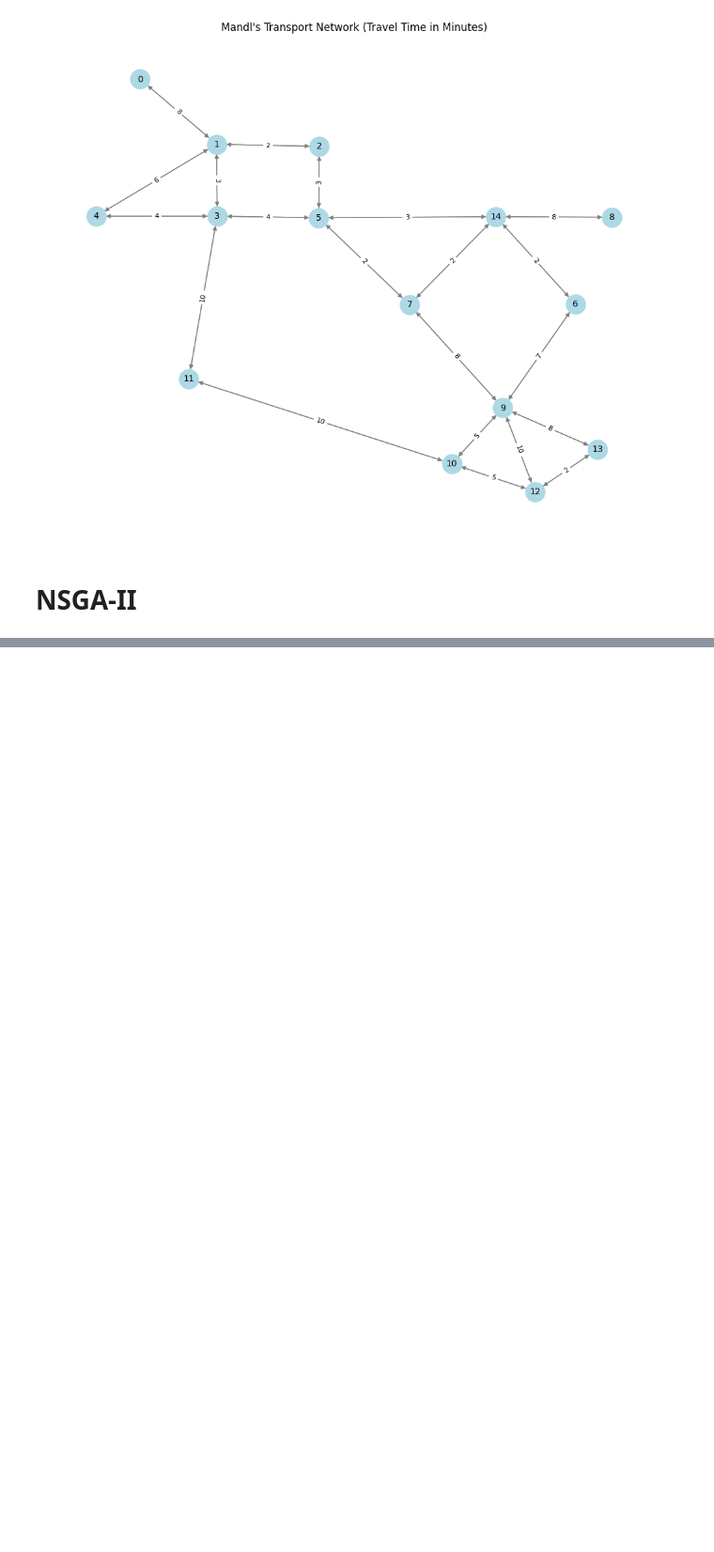
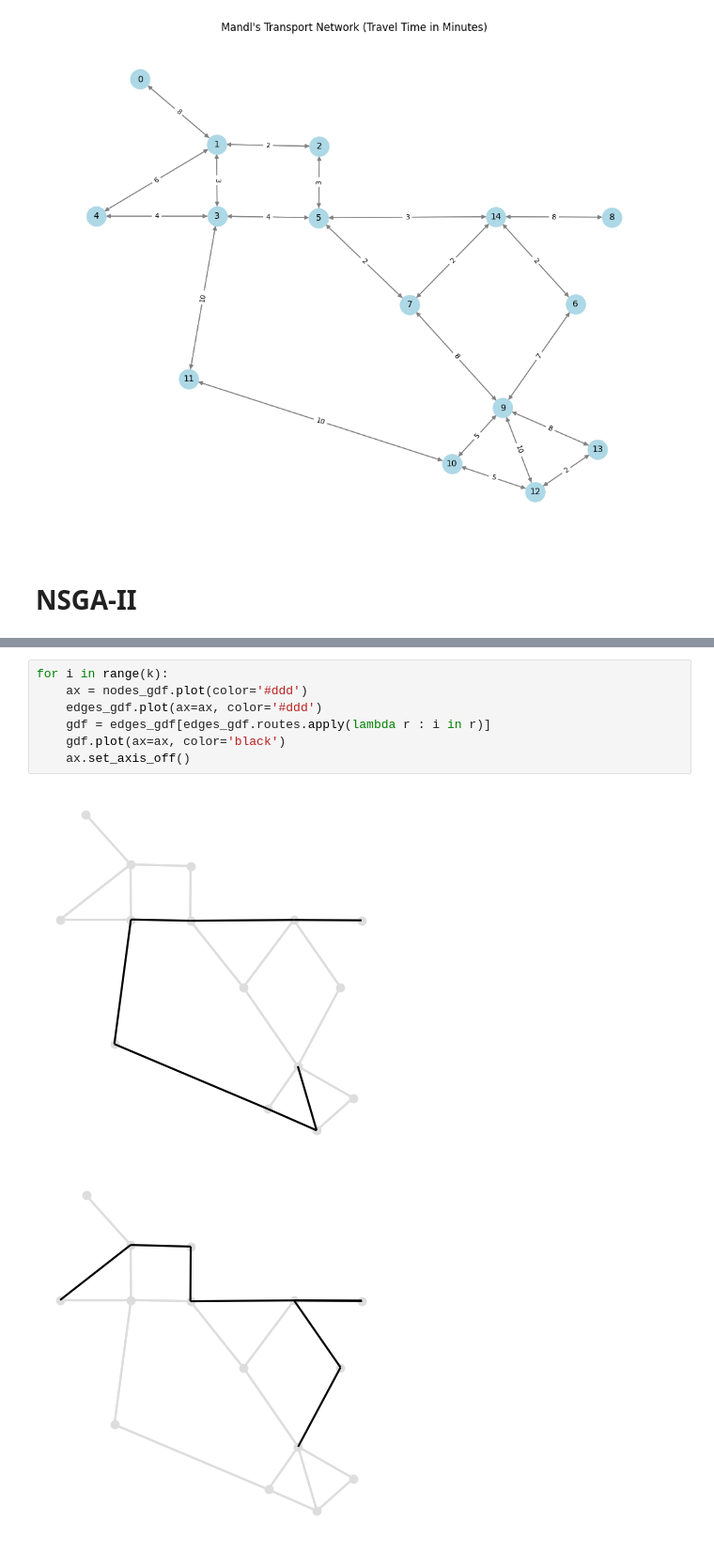
Before and after one commit to alexandermorozzov/Transit_Planner, a Jupyter notebook: examples/experiments/graph_test.ipynb, the cells around one changed output, grey strips where cells are left out. Shown at 94% size. Drawn from its saved outputs; the diff is of its cells as text; blank space fills up the shorter version.

```diff
--- a/examples/experiments/graph_test.ipynb
+++ b/examples/experiments/graph_test.ipynb
@@ -371,0 +584,10 @@ KeyboardInterrupt:
+# %%
+for i in range(k):
+    ax = nodes_gdf.plot(color='#ddd')
+    edges_gdf.plot(ax=ax, color='#ddd')
+    gdf = edges_gdf[edges_gdf.routes.apply(lambda r : i in r)]
+    gdf.plot(ax=ax, color='black')
+    ax.set_axis_off()
+# %% [output]
+[figure, added]
+[figure, added]
```
Also changed, not shown: parts of 24 cells of this notebook, 1 other file.
